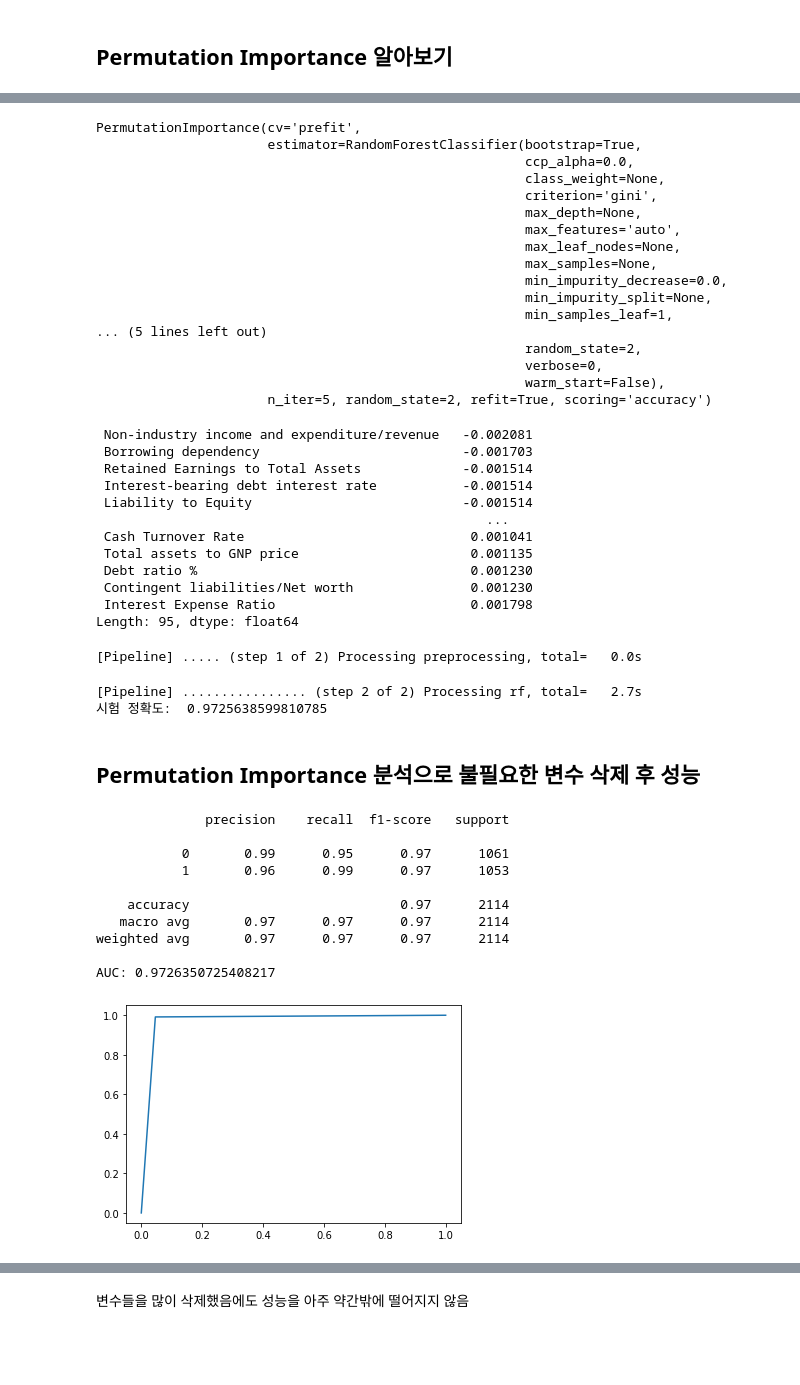
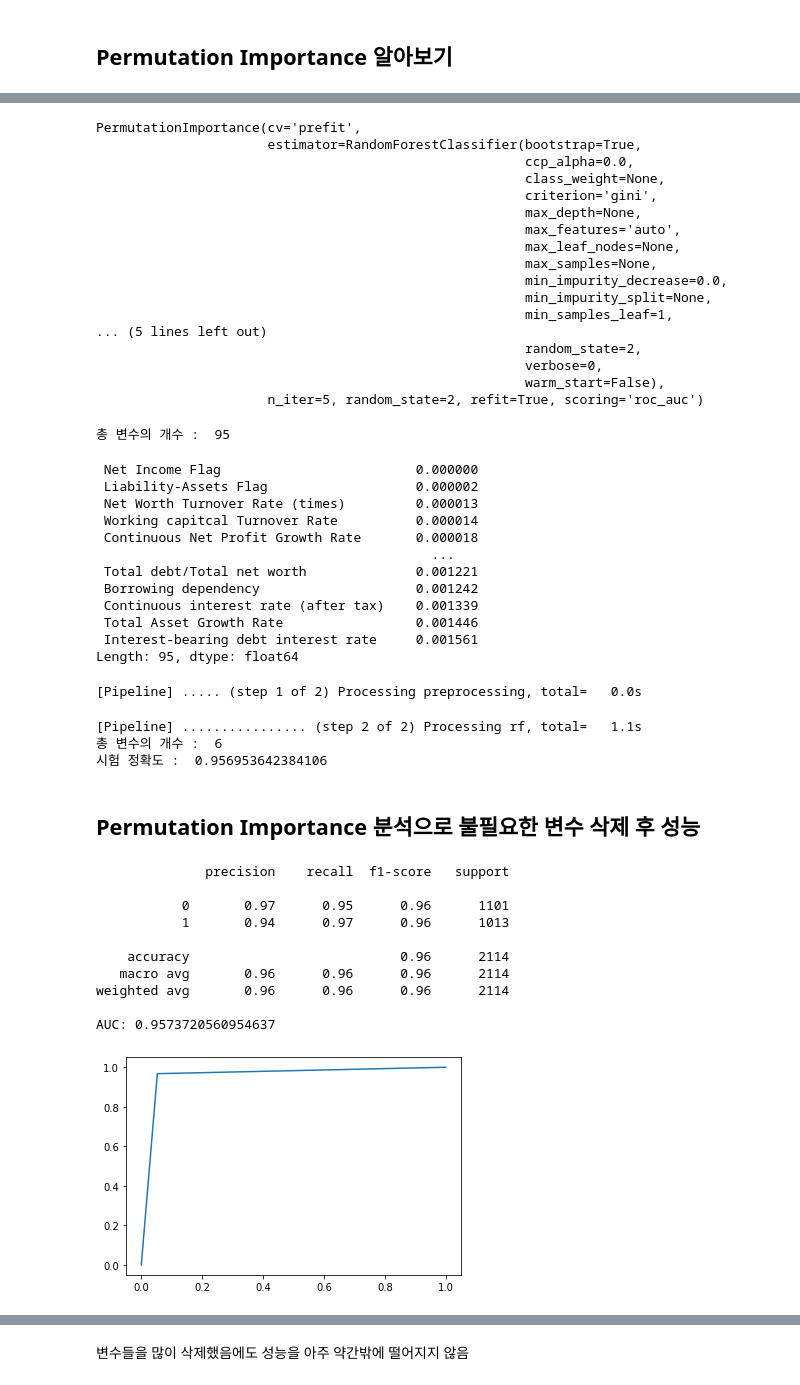
Before and after one commit to 94spinoza/Code-Blocks, a Jupyter notebook: Company_Bankruptcy_Prediction.ipynb, the cells around one changed output, grey strips where cells are left out. Drawn from its saved outputs; the diff is of its cells as text; code cells hidden in the pictures; blank space fills up the shorter version.

```diff
--- a/Company_Bankruptcy_Prediction.ipynb
+++ b/Company_Bankruptcy_Prediction.ipynb
@@ -71,4 +70,4 @@ dtype: float64
 # %%
-## Train & Test Split
-X_train, X_test, y_train, y_test = train_test_split(X, y, test_size=0.2)
+## Train & Validation Split
+X_train, X_val, y_train, y_val = train_test_split(X, y, test_size=0.2)
 # %% [markdown]
@@ -203,16 +206,16 @@ warnings.simplefilter(action='ignore', category=FutureWarning)
 # permuter 정의
 permuter = PermutationImportance(
     pipe_per.named_steps['rf'], # model
-    scoring='accuracy', # metric
+    scoring='roc_auc', # metric
     n_iter=5, # 다른 random seed를 사용하여 5번 반복
     random_state=2
 )
 
 # permuter 계산은 preprocessing 된 X_val을 사용합니다.
-X_test_transformed = pipe_per.named_steps['preprocessing'].transform(X_test)
+X_val_transformed = pipe_per.named_steps['preprocessing'].transform(X_val)
 
 # 실제로 fit 의미보다는 스코어를 다시 계산하는 작업입니다
-permuter.fit(X_test_transformed, y_test)
+permuter.fit(X_val_transformed, y_val)
 # %% [output]
 PermutationImportance(cv='prefit',
                       estimator=RandomForestClassifier(bootstrap=True,
@@ -230,31 +233,33 @@ PermutationImportance(cv='prefit',
                                                        random_state=2,
                                                        verbose=0,
                                                        warm_start=False),
-                      n_iter=5, random_state=2, refit=True, scoring='accuracy')
+                      n_iter=5, random_state=2, refit=True, scoring='roc_auc')
 # %%
-feature_names = X_test.columns.tolist()
+feature_names = X_val.columns.tolist()
+print("총 변수의 개수 : ", len(feature_names))
 pd.Series(permuter.feature_importances_, feature_names).sort_values()
 # %% [output]
- Non-industry income and expenditure/revenue   -0.002081
- Borrowing dependency                          -0.001703
- Retained Earnings to Total Assets             -0.001514
- Interest-bearing debt interest rate           -0.001514
- Liability to Equity                           -0.001514
-                                                  ...
- Cash Turnover Rate                             0.001041
- Total assets to GNP price                      0.001135
- Debt ratio %                                   0.001230
- Contingent liabilities/Net worth               0.001230
- Interest Expense Ratio                         0.001798
-Length: 95, dtype: float64
+총 변수의 개수 :  95
+ Net Income Flag                         0.000000
+ Liability-Assets Flag                   0.000002
+ Net Worth Turnover Rate (times)         0.000013
+ Working capitcal Turnover Rate          0.000014
+ Continuous Net Profit Growth Rate       0.000018
+                                           ...
+ Total debt/Total net worth              0.001221
+ Borrowing dependency                    0.001242
+ Continuous interest rate (after tax)    0.001339
+ Total Asset Growth Rate                 0.001446
+ Interest-bearing debt interest rate     0.001561
+Length: 95, dtype: float64
 # %%
-## 중요하지 않은 변수 삭제
-minimum_importance = 0
+ ## 중요하지 않은 변수 삭제
+minimum_importance = 0.001
 mask = permuter.feature_importances_ > minimum_importance
 features = X_train.columns[mask]
 
 X_train_selected = X_train[features]
-X_test_selected = X_test[features]
+X_val_selected = X_val[features]
 
 
 ## 삭제 후 새로운 Pipeline
@@ -265,36 +270,38 @@ pipe_sel = Pipeline([
 
 pipe_sel.fit(X_train_selected, y_train)
 
-print('시험 정확도: ', pipe_sel.score(X_test_selected, y_test))
+print("총 변수의 개수 : ", len(X_val_selected.columns.tolist()))
+print('시험 정확도 : ', pipe_sel.score(X_val_selected, y_val))
 # %% [output]
 [Pipeline] ..... (step 1 of 2) Processing preprocessing, total=   0.0s
-[Pipeline] ................ (step 2 of 2) Processing rf, total=   2.7s
-시험 정확도:  0.9725638599810785
+[Pipeline] ................ (step 2 of 2) Processing rf, total=   1.1s
+총 변수의 개수 :  6
+시험 정확도 :  0.956953642384106
 # %% [markdown]
 ## Permutation Importance 분석으로 불필요한 변수 삭제 후 성능
 # %%
 ## Confusion Matrix 출력
-y_test_selected_pred = pipe_sel.predict(X_test_selected)
-print(classification_report(y_test,y_test_selected_pred))
+y_val_selected_pred = pipe_sel.predict(X_val_selected)
+print(classification_report(y_val, y_val_selected_pred))
 
 ## ROC Curve 활용
-fpr, tpr, thresholds = roc_curve(y_test, y_test_selected_pred, pos_label = 1)
+fpr, tpr, thresholds = roc_curve(y_val, y_val_selected_pred, pos_label = 1)
 
 # ROC curve
 plt.plot(fpr,tpr)
 
 # AUC
 auc = np.trapz(tpr,fpr)
 print("AUC:",auc)
 # %% [output]
               precision    recall  f1-score   support
 
-           0       0.99      0.95      0.97      1061
-           1       0.96      0.99      0.97      1053
+           0       0.97      0.95      0.96      1101
+           1       0.94      0.97      0.96      1013
 
-    accuracy                           0.97      2114
-   macro avg       0.97      0.97      0.97      2114
-weighted avg       0.97      0.97      0.97      2114
+    accuracy                           0.96      2114
+   macro avg       0.96      0.96      0.96      2114
+weighted avg       0.96      0.96      0.96      2114
 
-AUC: 0.9726350725408217
+AUC: 0.9573720560954637
-[figure, old version]
+[figure, new version]
```
Also changed, not shown: parts of 17 cells of this notebook.
